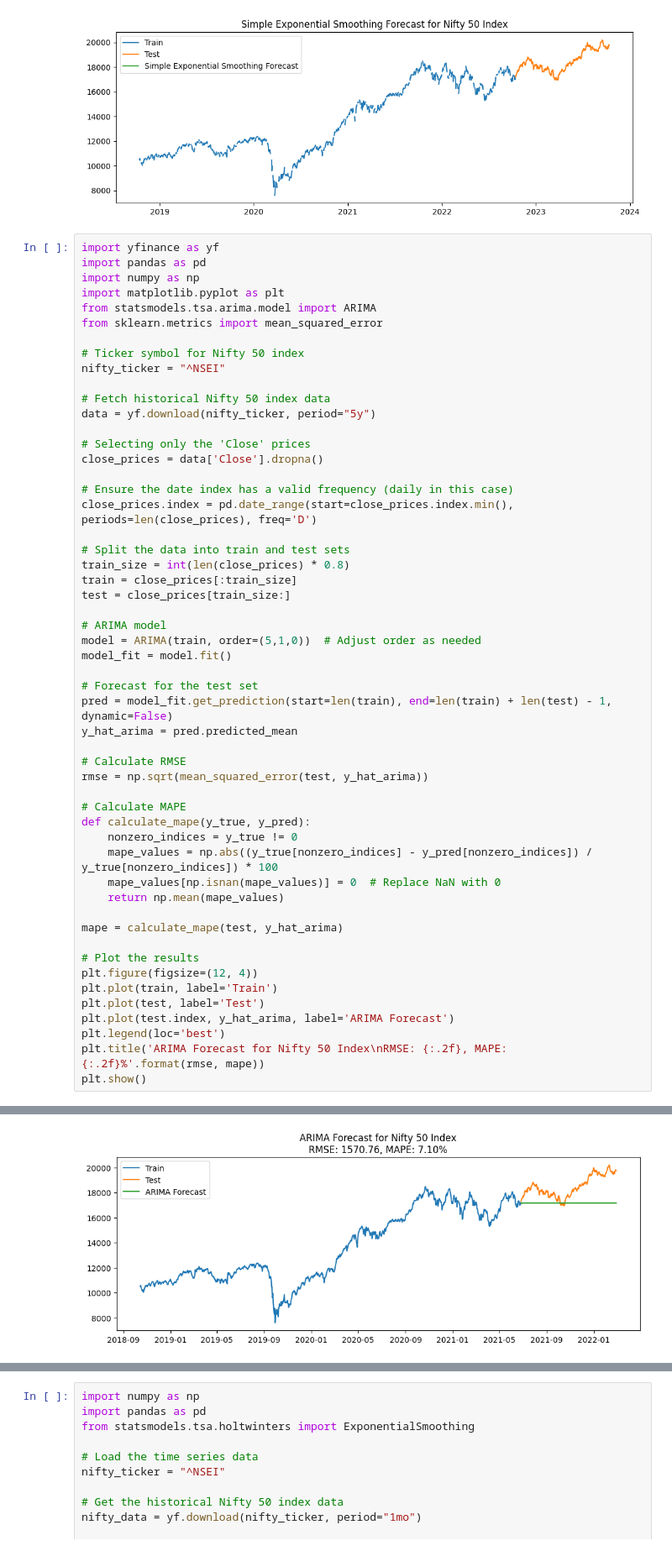
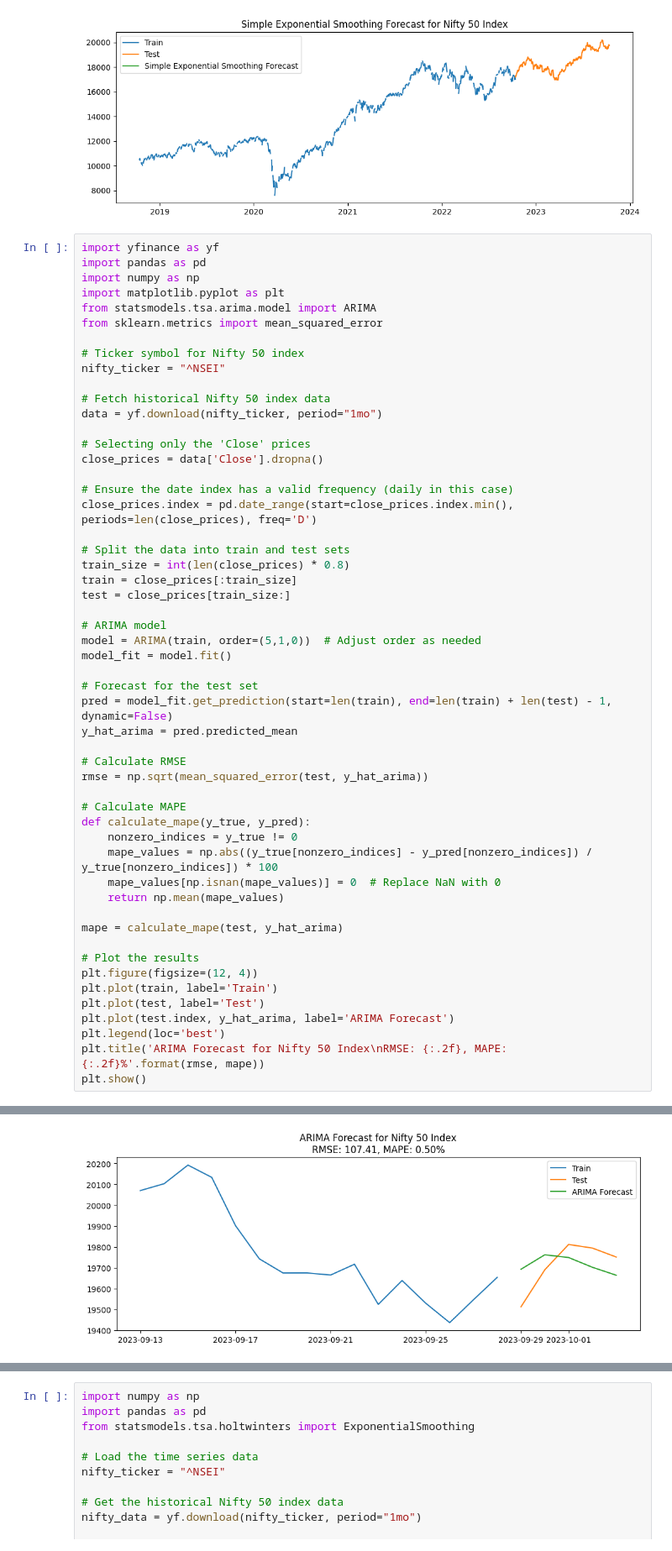
Before and after one commit to tuxlimr/Celery_Preprocessing, a Jupyter notebook: TimeSeries_inStocks.ipynb, the cells around one changed output, grey strips where cells are left out. Shown at 84% size. Saved outputs shown, nothing was run; the diff lists cells and outputs as text.

```diff
--- a/TimeSeries_inStocks.ipynb
+++ b/TimeSeries_inStocks.ipynb
@@ -420,7 +420,7 @@ from sklearn.metrics import mean_squared_error
 nifty_ticker = "^NSEI"
 
 # Fetch historical Nifty 50 index data
-data = yf.download(nifty_ticker, period="5y")
+data = yf.download(nifty_ticker, period="1mo")
 
 # Selecting only the 'Close' prices
 close_prices = data['Close'].dropna()
@@ -436,34 +436,34 @@ test = close_prices[train_size:]
 # ARIMA model
 model = ARIMA(train, order=(5,1,0))  # Adjust order as needed
 model_fit = model.fit()
 
 # Forecast for the test set
 pred = model_fit.get_prediction(start=len(train), end=len(train) + len(test) - 1, dynamic=False)
 y_hat_arima = pred.predicted_mean
 
 # Calculate RMSE
 rmse = np.sqrt(mean_squared_error(test, y_hat_arima))
 
 # Calculate MAPE
 def calculate_mape(y_true, y_pred):
     nonzero_indices = y_true != 0
     mape_values = np.abs((y_true[nonzero_indices] - y_pred[nonzero_indices]) / y_true[nonzero_indices]) * 100
     mape_values[np.isnan(mape_values)] = 0  # Replace NaN with 0
     return np.mean(mape_values)
 
 mape = calculate_mape(test, y_hat_arima)
 
 # Plot the results
 plt.figure(figsize=(12, 4))
 plt.plot(train, label='Train')
 plt.plot(test, label='Test')
 plt.plot(test.index, y_hat_arima, label='ARIMA Forecast')
 plt.legend(loc='best')
 plt.title('ARIMA Forecast for Nifty 50 Index\nRMSE: {:.2f}, MAPE: {:.2f}%'.format(rmse, mape))
 plt.show()
 # %% [output]
 [*********************100%%**********************]  1 of 1 completed
-[figure, old version]
+[figure, new version]
 # %%
 tempResults = pd.DataFrame({'Method':['ARIMA'], 'RMSE': [rmse],'MAPE': [mape] })
 results = pd.concat([results, tempResults])
```
Also changed, not shown: parts of 3 cells of this notebook.
